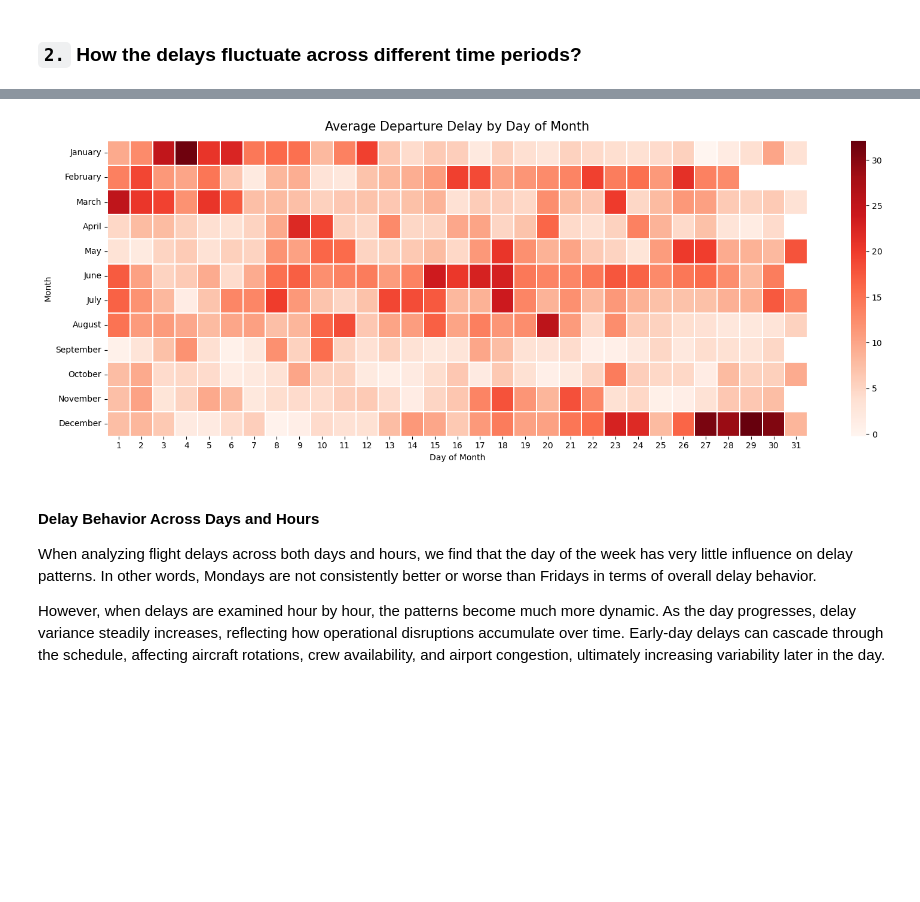
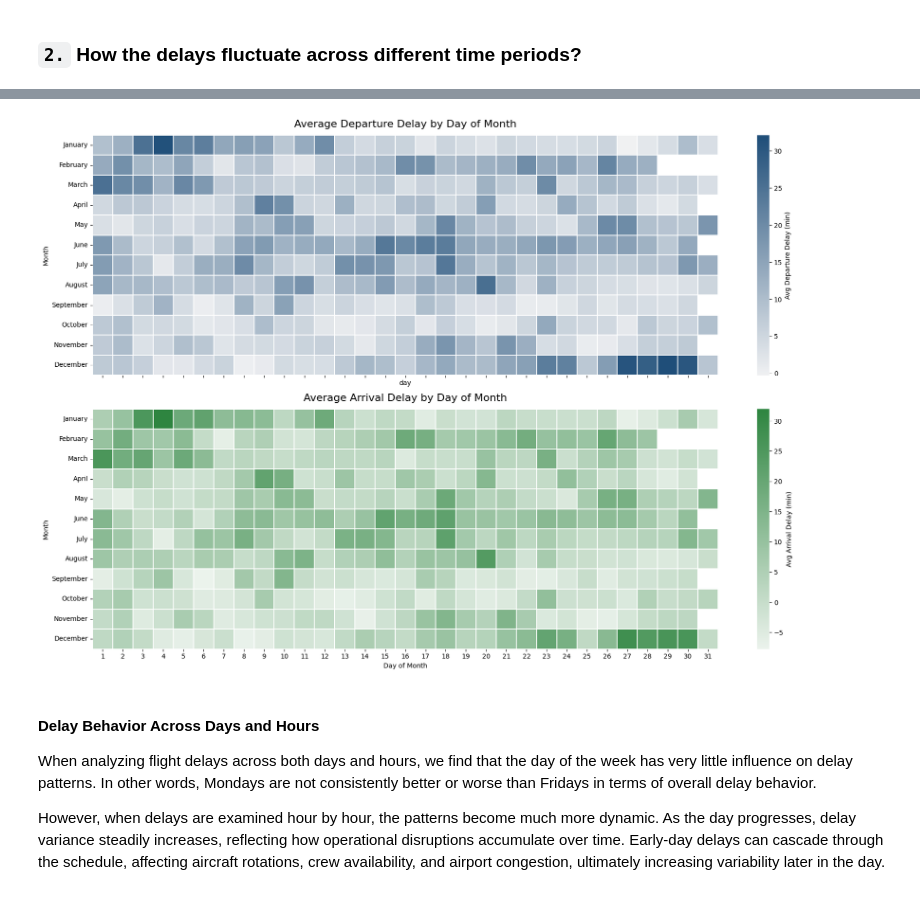
Before and after one commit to GuilhermeDellatin/fiap-machine-learning-tech-challenge-3, a Jupyter notebook: flight-analysis.ipynb, the cells around one changed output, grey strips where cells are left out. Drawn from its saved outputs; the diff is of its cells as text; code cells hidden in the pictures; blank space fills up the shorter version.

```diff
--- a/flight-analysis.ipynb
+++ b/flight-analysis.ipynb
@@ -40,6 +40,16 @@ import category_encoders as ce
 
 from modules.flight_preprocessor import FlightPreprocessor
 from modules.airport_analyzer import AirportAnalyzer
+# %%
+colors = {
+    "departure_var": "#348aa7",
+    "arrival_var":   "#5dd39e",
+    "flight_count":  "#bce784",
+    "dark_departure_var": "#1f4e79",
+    "dark_arrival_var":   "#2e8540",
+    "light_comparison": "#6B97A6",
+    "dark_comparison": "#3365A6",
+}
 # %%
 df_flights = pd.read_csv("./data/flights.csv", low_memory=False)
 
@@ -345,32 +418,70 @@ plt.show()
 # %%
-delay_matrix = (
+import matplotlib.pyplot as plt
+import seaborn as sns
+
+# ===== 1. Compute aggregated delay matrices =====
+dep_delay_matrix = (
     df_schedules.groupby(['month', 'day'])['dep_delay_min']
     .mean()
     .reset_index()
 )
 
-# Apply month ordering as categorical
-delay_matrix['month'] = pd.Categorical(
-    delay_matrix['month'],
-    categories=month_order,
-    ordered=True
+arr_delay_matrix = (
+    df_schedules.groupby(['month', 'day'])['arr_delay_min']
+    .mean()
+    .reset_index()
 )
 
-# Sort properly
-delay_matrix = delay_matrix.sort_values(['month', 'day'])
+# ===== 2. Apply month category ordering =====
+for m in (dep_delay_matrix, arr_delay_matrix):
+    m['month'] = pd.Categorical(
+        m['month'],
+        categories=month_order,
+        ordered=True
+    )
 
-# Pivot for heatmap
-pivot = delay_matrix.pivot(index='month', columns='day', values='dep_delay_min')
+# ===== 3. Sort by month/day =====
+dep_delay_matrix = dep_delay_matrix.sort_values(['month', 'day'])
+arr_delay_matrix = arr_delay_matrix.sort_values(['month', 'day'])
 
-plt.figure(figsize=(16, 6))
-sns.heatmap(pivot, cmap="Reds", linewidths=0.2)
-plt.title("Average Departure Delay by Day of Month", fontsize=15, pad=12)
-plt.xlabel("Day of Month")
-plt.ylabel("Month")
+# ===== 4. Pivot for heatmap =====
+pivot_dep = dep_delay_matrix.pivot(index='month', columns='day', values='dep_delay_min')
+pivot_arr = arr_delay_matrix.pivot(index='month', columns='day', values='arr_delay_min')
+
+# ===== 5. Create two heatmaps with your custom color gradients =====
+fig, axes = plt.subplots(2, 1, figsize=(18, 12), sharex=True)
+
+# Create Seaborn colormaps from custom colors
+cmap_dep = sns.light_palette(colors["dark_departure_var"], as_cmap=True)
+cmap_arr = sns.light_palette(colors["dark_arrival_var"], as_cmap=True)
+
+# --- Departure Heatmap ---
+sns.heatmap(
+    pivot_dep,
+    cmap=cmap_dep,
+    linewidths=0.2,
+    ax=axes[0],
+    cbar_kws={'label': 'Avg Departure Delay (min)'}
+)
+axes[0].set_title("Average Departure Delay by Day of Month", fontsize=16, pad=12)
+axes[0].set_ylabel("Month")
+
+# --- Arrival Heatmap ---
+sns.heatmap(
+    pivot_arr,
+    cmap=cmap_arr,
+    linewidths=0.2,
+    ax=axes[1],
+    cbar_kws={'label': 'Avg Arrival Delay (min)'}
+)
+axes[1].set_title("Average Arrival Delay by Day of Month", fontsize=16, pad=12)
+axes[1].set_xlabel("Day of Month")
+axes[1].set_ylabel("Month")
+
 plt.tight_layout()
 plt.show()
 # %% [output]
-[figure, old version]
+[figure, new version]
 # %% [markdown]
 #### Delay Behavior Across Days and Hours
 
```
Also changed, not shown: parts of 12 cells of this notebook, 3 other files.
